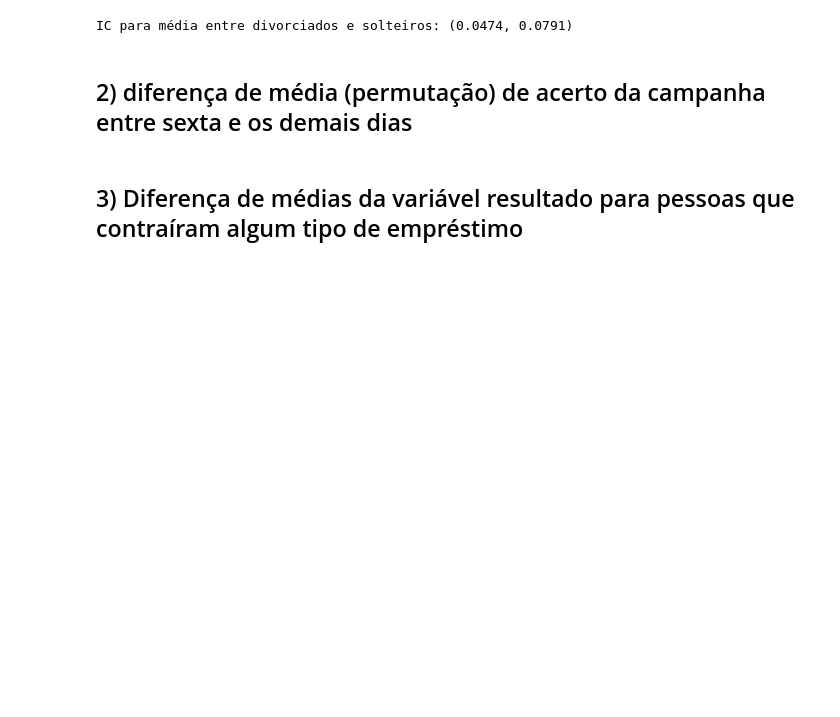
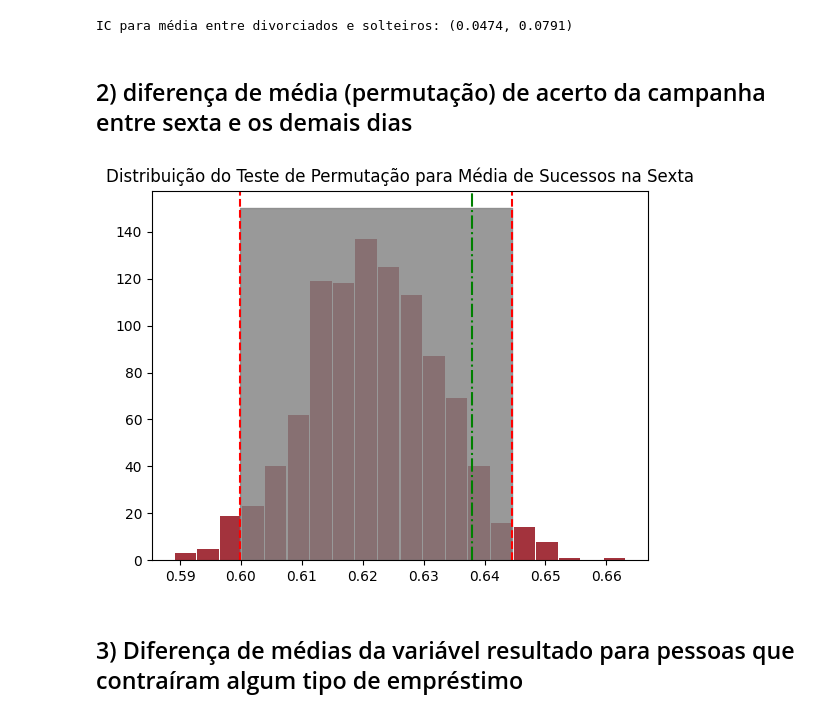
Before and after one commit to bruno-marcelino10/projeto-icd-ufmg, a Jupyter notebook: notebook/EDA.ipynb, the cells around one changed output. Cells and saved outputs as stored; diff of their text form; code cells hidden in the pictures; blank space fills up the shorter version.

Commit message:
Modifica Teste de Hipótese 2

```diff
--- a/notebook/EDA.ipynb
+++ b/notebook/EDA.ipynb
@@ -297,6 +299,38 @@ print("IC para média entre divorciados e solteiros:", bootstrap_diff_mean(tmp1,
 IC para média entre divorciados e solteiros: (0.0474, 0.0791)
 # %% [markdown]
 ## 2) diferença de média (permutação) de acerto da campanha entre sexta e os demais dias
+# %%
+def permutation_test(data, test_value, n_cases=1000):
+    qt = []
+    for i in range(n_cases):
+        sample = data['dia_contato'].sample(frac=1,ignore_index=True,random_state = 42)
+        data.iloc[:,0] = sample
+        stat = data[(data['resultado'] == 'yes')]
+        diff = np.mean(np.mean(np.where(stat['dia_contato'] == 0,1,0)) - np.mean(stat['dia_contato']))
+        qt.append(diff)
+    IS = np.percentile(qt, 97.5)
+    II = np.percentile(qt, 2.5)
+    return qt,II,IS
+# %%
+tmp_per = df[['dia_contato','resultado']].copy()
+#days = ['mon','tue','wed','thu','fri']
+
+tmp_per['dia_contato'] = np.where(tmp_per['dia_contato'] == 'fri',1,0)
+
+stat = tmp_per[(tmp_per['resultado'] == 'yes')]
+obs = np.mean(np.mean(np.where(stat['dia_contato'] == 0,1,0)) - np.mean(stat['dia_contato']))
+
+q, i, s = permutation_test(tmp_per.copy(), 'fri')
+# %%
+plt.title('Distribuição do Teste de Permutação para Média de Sucessos na Sexta')
+plt.axvline(i,color='r',linestyle='--',label='df')
+plt.axvline(s,color='r',linestyle='--')
+plt.axvline(obs,color='g',linestyle='dashdot')
+plt.hist(q,bins=20,rwidth=0.95,color='#A3333D')
+plt.fill_between([i, s], 0, 150, color='grey', alpha=0.8)
+plt.show()
+# %% [output]
+[figure, added]
 # %% [markdown]
 ## 3) Diferença de médias da variável resultado para pessoas que contraíram algum tipo de empréstimo
 # %%
```
Also changed, not shown: parts of 8 cells of this notebook.
